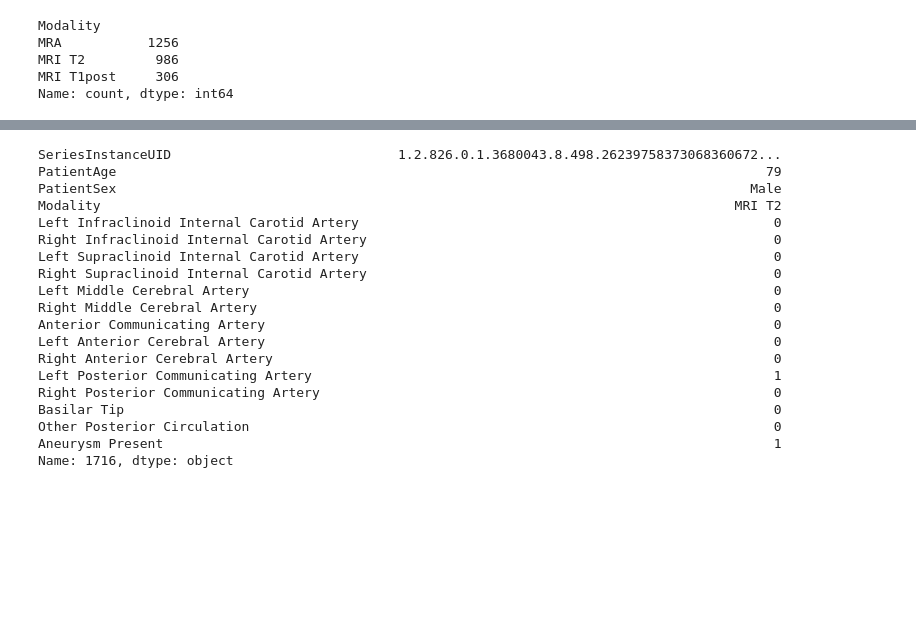
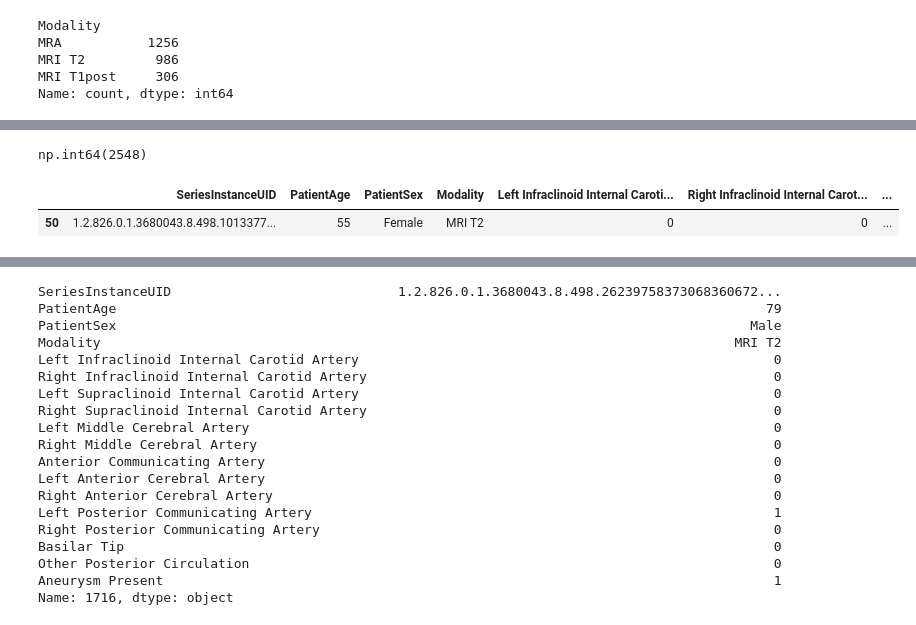
Before and after one commit to BhaveshSolanki32/Aneurysm_detection, a Jupyter notebook: mra.ipynb, the cells around one changed output, grey strips where cells are left out. Cells and saved outputs as stored; diff of their text form; code cells hidden in the pictures; blank space fills up the shorter version.

```diff
--- a/mra.ipynb
+++ b/mra.ipynb
@@ -241,0 +234,9 @@ Time taken (s):  119.68082213401794
+# %%
+mr_df['Modality'].value_counts().sum()
+# %% [output]
+np.int64(2548)
+# %%
+train_df[train_df['SeriesInstanceUID']=='1.2.826.0.1.3680043.8.498.10133777372284957640897520050991895887']
+# %% [output]
+|  | SeriesInstanceUID | PatientAge | PatientSex | Modality | Left Infraclinoid Internal Caroti... | Right Infraclinoid Internal Carot... | ... |
+| 50 | 1.2.826.0.1.3680043.8.498.1013377... | 55 | Female | MRI T2 | 0 | 0 | ... |
```
Also changed, not shown: parts of 5 cells of this notebook, 5 other files.
